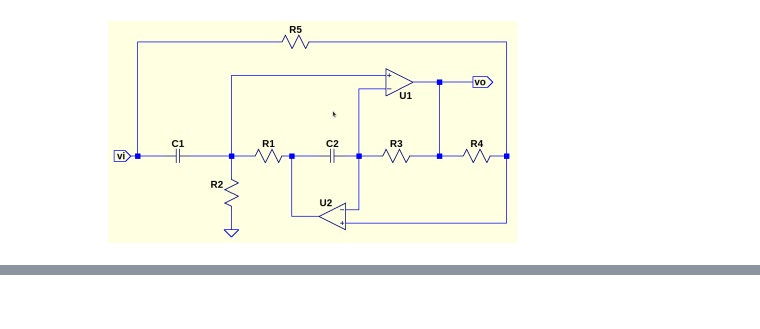
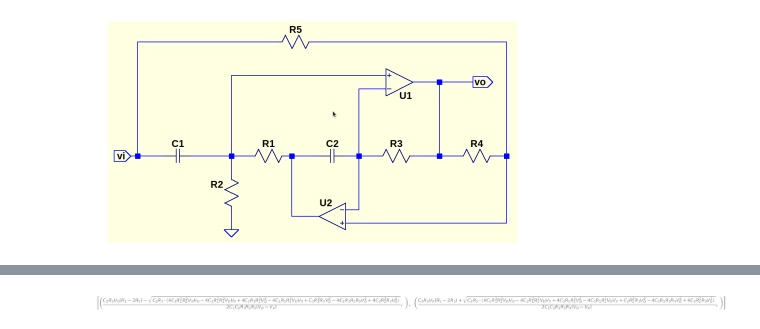
Before and after one commit to matnalopez2/Teoria-de-Circuitos-2, a Jupyter notebook: 20230726 - Ejercicio1.ipynb, the cells around one changed output, grey strips where cells are left out. Cells and saved outputs as stored; diff of their text form; code cells hidden in the pictures; blank space fills up the shorter version.

```diff
--- a/20230726 - Ejercicio1.ipynb
+++ b/20230726 - Ejercicio1.ipynb
@@ -91,0 +122,26 @@ Se verifica entonces que la red pasiva implementada responde a la transferencia
+# %%
+import sympy
+
+sympy.init_printing()
+
+# Simbolos para que use
+#C_1, C_2, R_1, R_2, R_3, R_4, R_5, V_D, V_X, s, V_O, V_I = sympy.symbols('s, V_O, V_I, V_D, V_X, C_1, C_2, R_1, R_2, R_3, R_4, R_5')
+V_D, V_X, s, V_O, V_I = sympy.symbols('s, V_O, V_I, V_D, V_X')
+
+# Variables
+C_1, C_2, R_1, R_2, R_3, R_4, R_5 = sympy.var('C_1, C_2, R_1, R_2, R_3, R_4, R_5')
+
+
+solution = sympy.solve(
+    [
+        V_X - V_I * (R_4 / (R_4 + R_5)) - V_O * (R_5 / (R_4 + R_5)),
+        V_X * (s * C_1 - 1 / R_2 + 1 / R_1 - ((1/R_3 - (s*C_2))/(s*R_1*C_2)) ) - V_I * s * C_1 - V_O * (1/(s * C_2 * R_3)),
+    ],
+    [
+        s
+    ])
+
+
+solution
+# %% [output]
+[figure, added]
```
Also changed, not shown: parts of 2 cells of this notebook, 1 other file.
